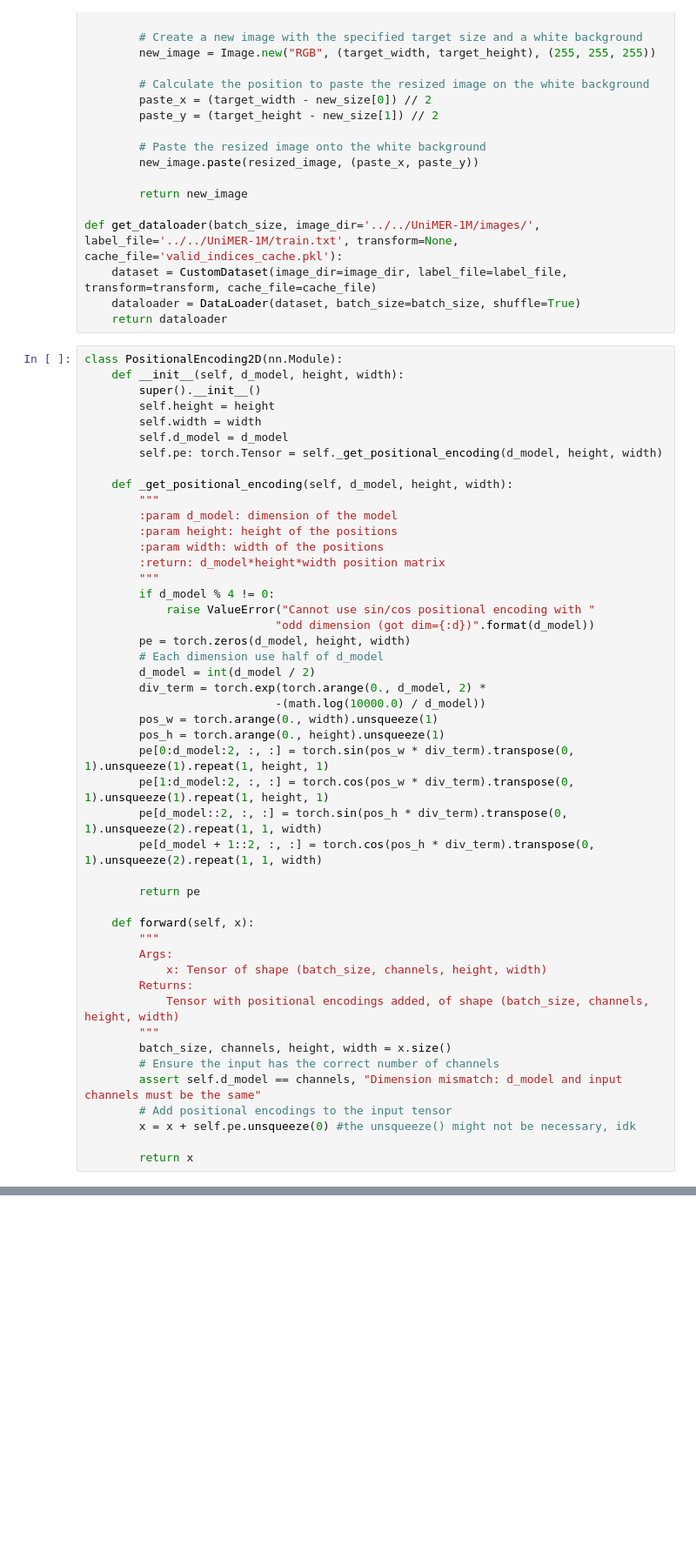
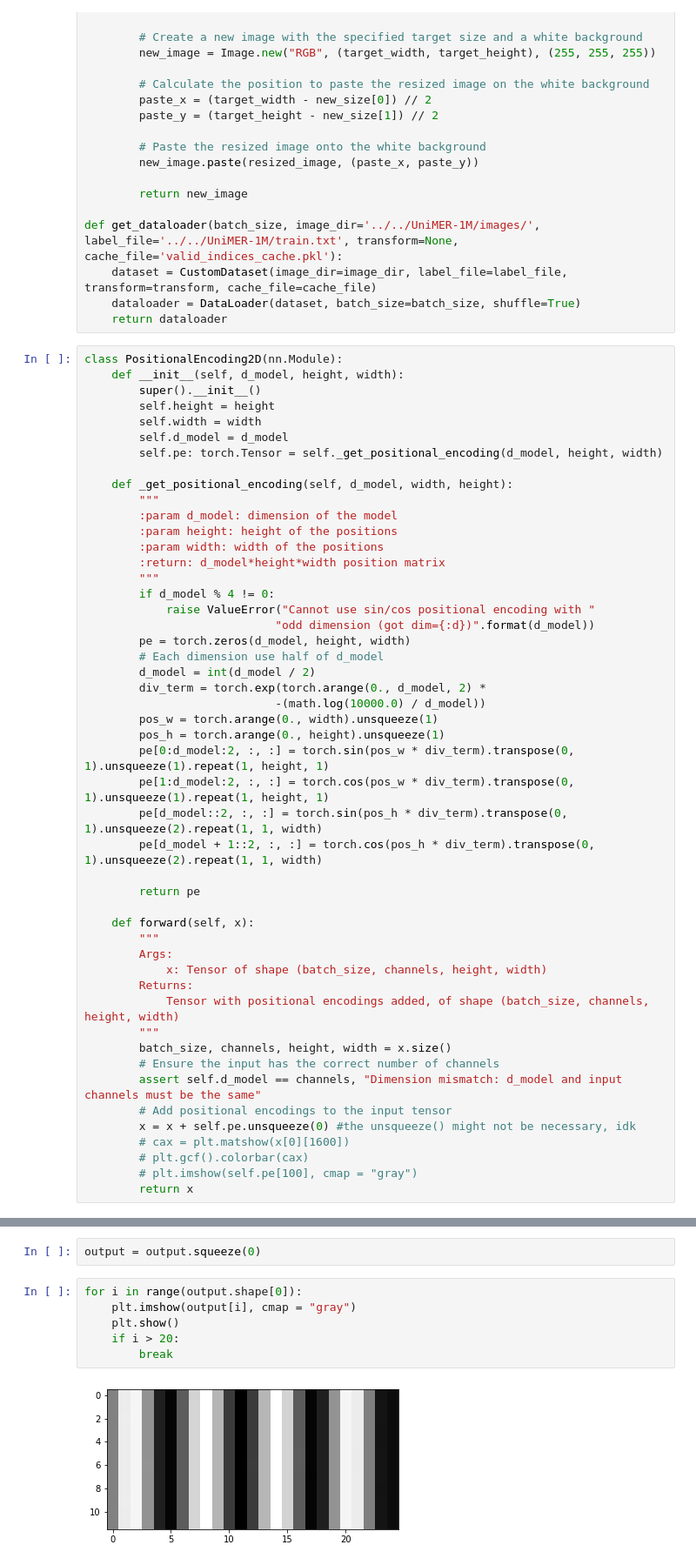
Before and after one commit to Swastik3/DenseTeX, a Jupyter notebook: encoder/loaderTesting.ipynb, the cells around one changed output, grey strips where cells are left out. Shown: that part at 87% size. Cells and saved outputs as stored; diff of their text form; blank space fills up the shorter version.

```diff
--- a/encoder/loaderTesting.ipynb
+++ b/encoder/loaderTesting.ipynb
@@ -91,7 +91,7 @@ class PositionalEncoding2D(nn.Module):
         self.d_model = d_model
         self.pe: torch.Tensor = self._get_positional_encoding(d_model, height, width)
 
-    def _get_positional_encoding(self, d_model, height, width):
+    def _get_positional_encoding(self, d_model, width, height):
         """
         :param d_model: dimension of the model
         :param height: height of the positions
@@ -127,7 +127,9 @@ class PositionalEncoding2D(nn.Module):
         assert self.d_model == channels, "Dimension mismatch: d_model and input channels must be the same"
         # Add positional encodings to the input tensor
         x = x + self.pe.unsqueeze(0) #the unsqueeze() might not be necessary, idk
-
+        # cax = plt.matshow(x[0][1600])
+        # plt.gcf().colorbar(cax)
+        # plt.imshow(self.pe[100], cmap = "gray")
         return x
 # %%
 train_loader = get_dataloader(batch_size=10)
@@ -180,0 +202,10 @@ tensor([[[[-4.2097e-03,  8.4160e-01,  9.0742e-01,  ...,  4.1541e-01,
+# %%
+output = output.squeeze(0)
+# %%
+for i in range(output.shape[0]):
+    plt.imshow(output[i], cmap = "gray")
+    plt.show()
+    if i > 20:
+        break
+# %% [output]
+[figure, added]
```
Also changed, not shown: parts of 4 cells of this notebook, 2 other files.
